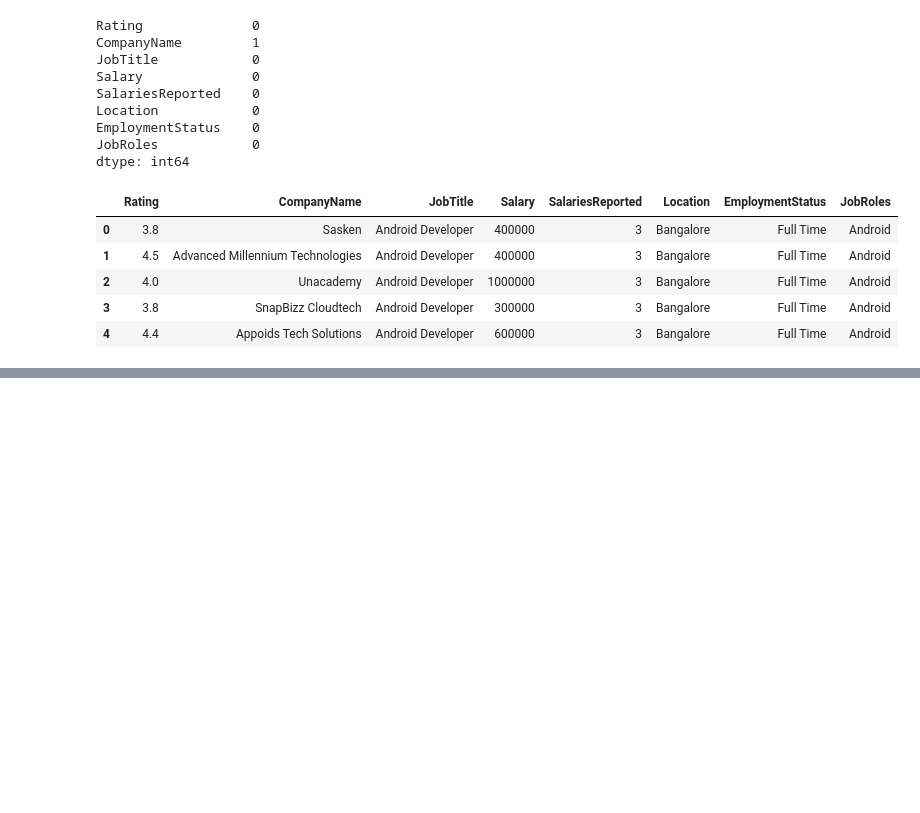
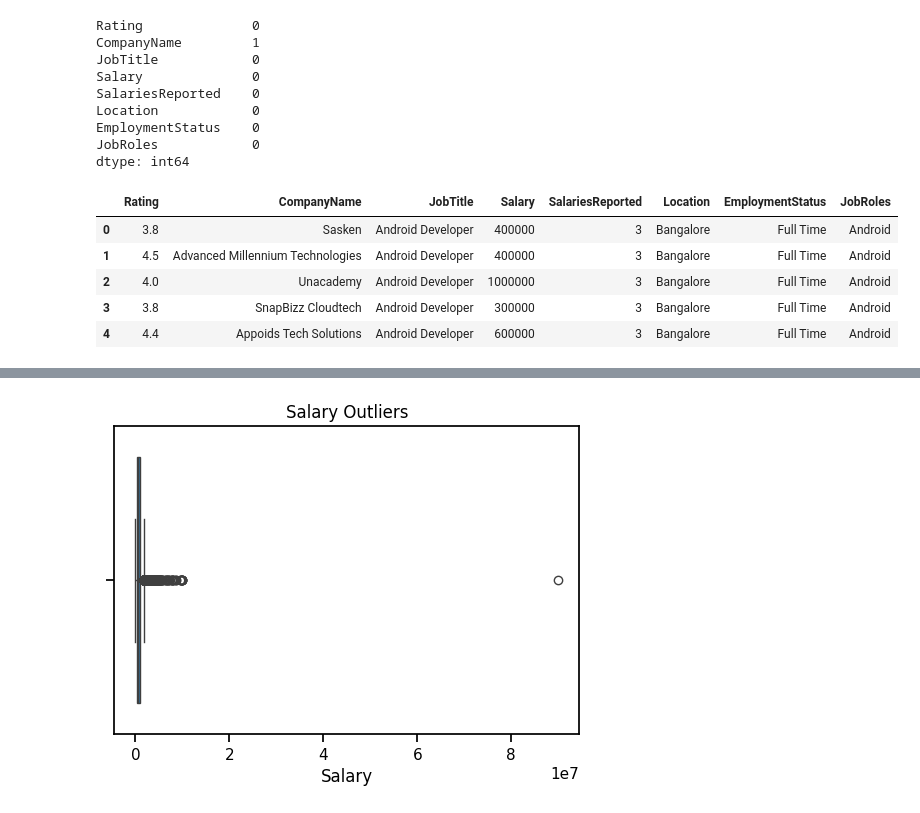
Before and after one commit to shsaniya04/Data-Analysis-with-Python, a Jupyter notebook: 17_DA_Salary_Project.ipynb, the cells around one changed output, grey strips where cells are left out. Cells and saved outputs as stored; diff of their text form; code cells hidden in the pictures; blank space fills up the shorter version.

```diff
--- a/17_DA_Salary_Project.ipynb
+++ b/17_DA_Salary_Project.ipynb
@@ -134,14 +134,4 @@ df.head()
 | 2 | 4.0 | Unacademy | Android Developer | 1000000 | 3 | Bangalore | Full Time | Android |
 | 3 | 3.8 | SnapBizz Cloudtech | Android Developer | 300000 | 3 | Bangalore | Full Time | Android |
 | 4 | 4.4 | Appoids Tech Solutions | Android Developer | 600000 | 3 | Bangalore | Full Time | Android |
-# %%
-conditions = [
-    (df['SalariesReported'] <= 3),
-    (df['SalariesReported'] > 3) & (df['SalariesReported'] <= 10),
-    (df['SalariesReported'] > 10)
-]
-
-choices = ['Low', 'Medium', 'High']
-
-df['SalaryConfidence'] = np.select(conditions, choices, default = "Unknown")
 # %%
@@ -150,0 +153,7 @@ hello
+# %%
+plt.figure(figsize = (6,4))
+sns.boxplot(x = df['Salary'])
+plt.title("Salary Outliers")
+plt.show()
+# %% [output]
+[figure, added]
```
Also changed, not shown: parts of 7 cells of this notebook.
